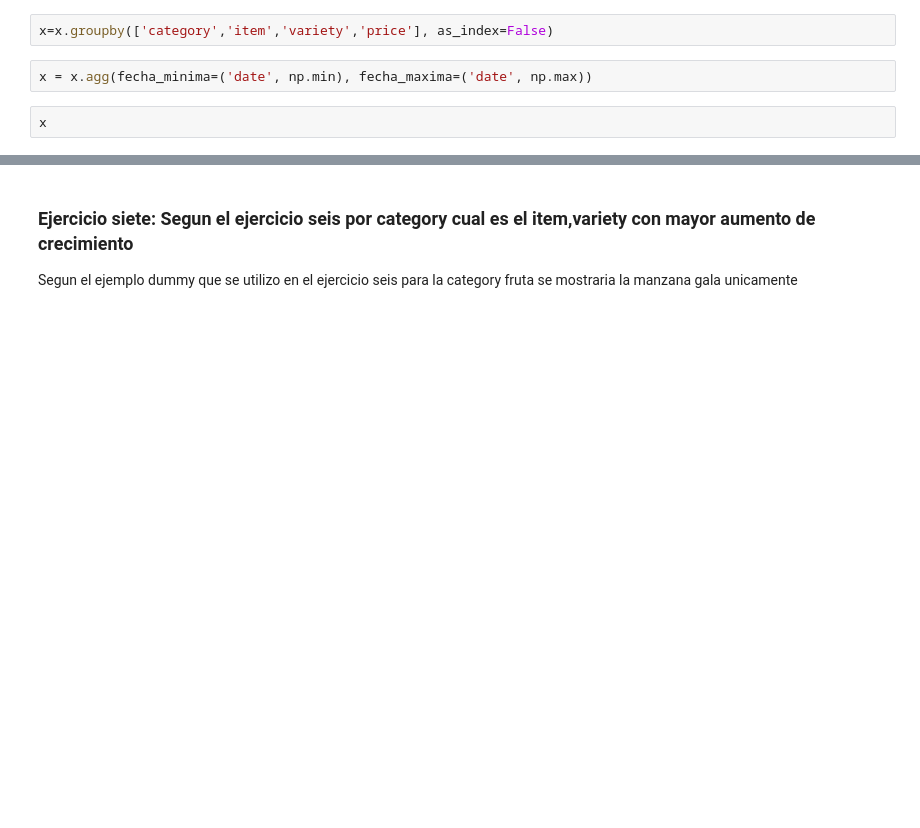
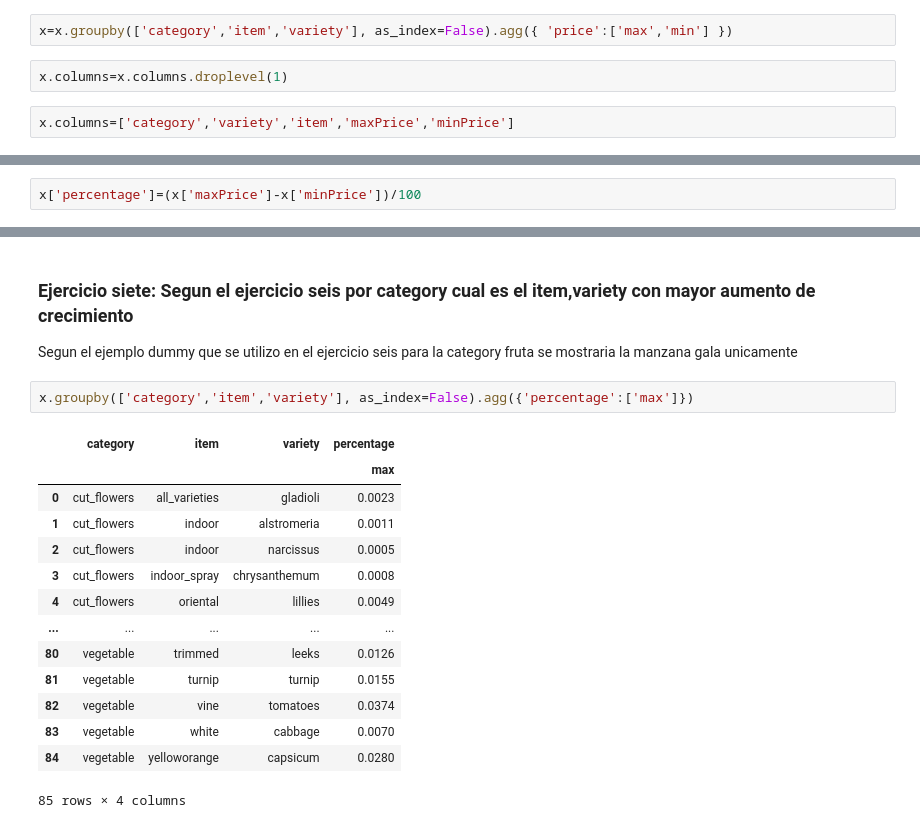
Before and after one commit to DeibyLopez1/vegetables-eda, a Jupyter notebook: EDA.ipynb, the cells around one changed output, grey strips where cells are left out. Drawn from its saved outputs; the diff is of its cells as text; blank space fills up the shorter version.

```diff
--- a/EDA.ipynb
+++ b/EDA.ipynb
@@ -320,6 +284,6 @@ x=vdf.loc[:,['category','item','variety','date','price']]
 # %%
-x=x.groupby(['category','item','variety','price'], as_index=False)
+x=x.groupby(['category','item','variety'], as_index=False).agg({ 'price':['max','min'] })
 # %%
-x = x.agg(fecha_minima=('date', np.min), fecha_maxima=('date', np.max))
+x.columns=x.columns.droplevel(1)
 # %%
-x
+x.columns=['category','variety','item','maxPrice','minPrice']
@@ -339,0 +290,2 @@ x
+# %%
+x['percentage']=(x['maxPrice']-x['minPrice'])/100
@@ -341,3 +309,20 @@ x
 ### Ejercicio siete: Segun el ejercicio seis por category cual es el item,variety con mayor aumento de crecimiento
 
 Segun el ejemplo dummy que se utilizo en el ejercicio seis para la category fruta se mostraria la manzana gala unicamente
+# %%
+x.groupby(['category','item','variety'], as_index=False).agg({'percentage':['max']})
+# %% [output]
+|  | category | item | variety | percentage |
+|  |  |  |  | max |
+| 0 | cut_flowers | all_varieties | gladioli | 0.0023 |
+| 1 | cut_flowers | indoor | alstromeria | 0.0011 |
+| 2 | cut_flowers | indoor | narcissus | 0.0005 |
+| 3 | cut_flowers | indoor_spray | chrysanthemum | 0.0008 |
+| 4 | cut_flowers | oriental | lillies | 0.0049 |
+| ... | ... | ... | ... | ... |
+| 80 | vegetable | trimmed | leeks | 0.0126 |
+| 81 | vegetable | turnip | turnip | 0.0155 |
+| 82 | vegetable | vine | tomatoes | 0.0374 |
+| 83 | vegetable | white | cabbage | 0.0070 |
+| 84 | vegetable | yelloworange | capsicum | 0.0280 |
+85 rows × 4 columns
```
Also changed, not shown: parts of 39 cells of this notebook.
